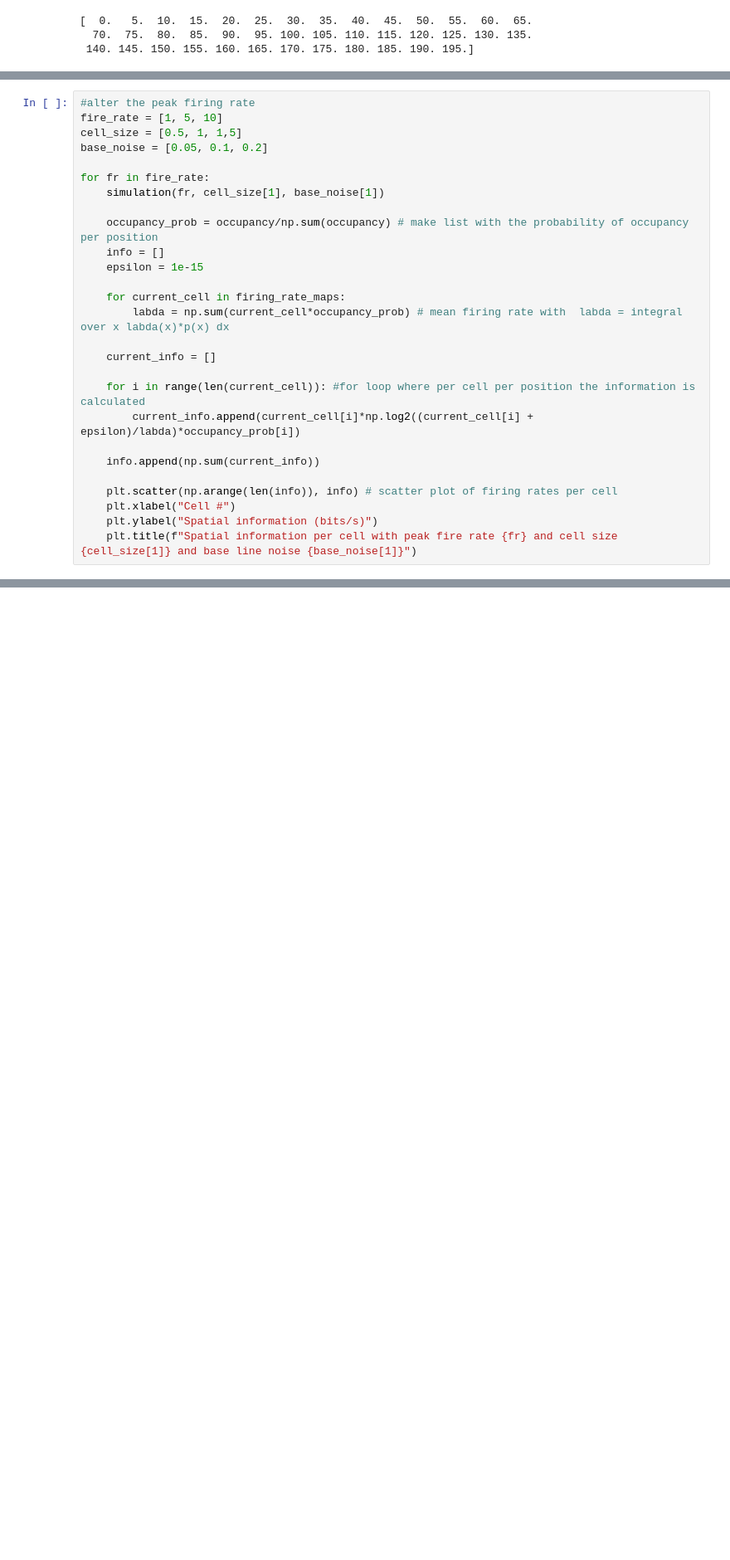
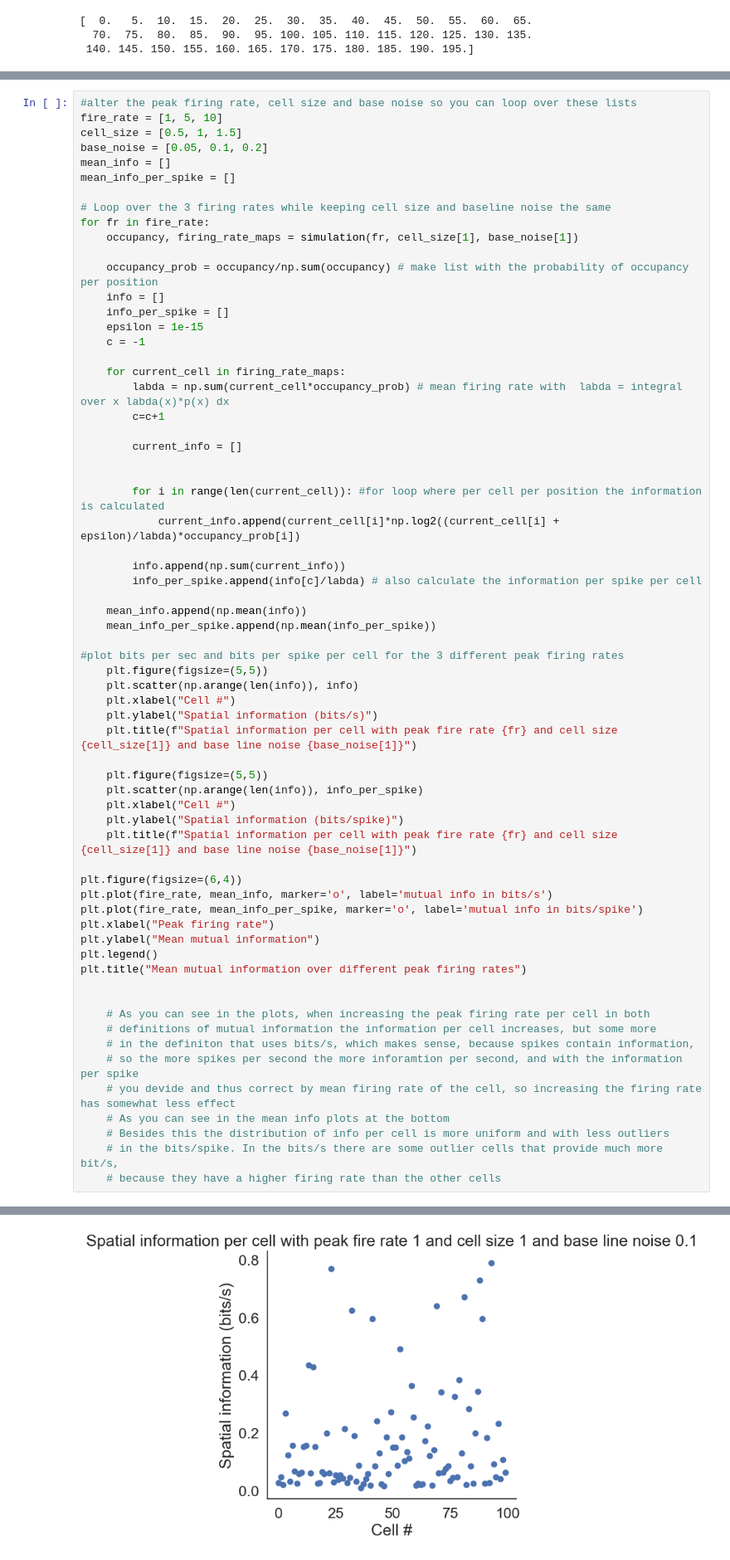
Before and after one commit to lbroekema/neuro-analysis, a Jupyter notebook: exercises_tuningcurves.ipynb, the cells around one changed output, grey strips where cells are left out. Shown at 83% size. Cells and saved outputs as stored; diff of their text form; blank space fills up the shorter version.

```diff
--- a/exercises_tuningcurves.ipynb
+++ b/exercises_tuningcurves.ipynb
@@ -538,28 +543,66 @@ def simulation(peak_fire_rate, cell_size, base_noise):
 # %%
-#alter the peak firing rate
+#alter the peak firing rate, cell size and base noise so you can loop over these lists
 fire_rate = [1, 5, 10]
-cell_size = [0.5, 1, 1,5]
+cell_size = [0.5, 1, 1.5]
 base_noise = [0.05, 0.1, 0.2]
+mean_info = []
+mean_info_per_spike = []
 
+# Loop over the 3 firing rates while keeping cell size and baseline noise the same
 for fr in fire_rate:
-    simulation(fr, cell_size[1], base_noise[1])
+    occupancy, firing_rate_maps = simulation(fr, cell_size[1], base_noise[1])
 
     occupancy_prob = occupancy/np.sum(occupancy) # make list with the probability of occupancy per position
     info = []
+    info_per_spike = []
     epsilon = 1e-15
+    c = -1
 
     for current_cell in firing_rate_maps:
         labda = np.sum(current_cell*occupancy_prob) # mean firing rate with  labda = integral over x labda(x)*p(x) dx
+        c=c+1
 
-    current_info = []
+        current_info = []
 
-    for i in range(len(current_cell)): #for loop where per cell per position the information is calculated
-        current_info.append(current_cell[i]*np.log2((current_cell[i] + epsilon)/labda)*occupancy_prob[i])
 
-    info.append(np.sum(current_info))
+        for i in range(len(current_cell)): #for loop where per cell per position the information is calculated
+            current_info.append(current_cell[i]*np.log2((current_cell[i] + epsilon)/labda)*occupancy_prob[i])
 
-    plt.scatter(np.arange(len(info)), info) # scatter plot of firing rates per cell
+        info.append(np.sum(current_info))
+        info_per_spike.append(info[c]/labda) # also calculate the information per spike per cell
+
+    mean_info.append(np.mean(info))
+    mean_info_per_spike.append(np.mean(info_per_spike))
+
+#plot bits per sec and bits per spike per cell for the 3 different peak firing rates
+    plt.figure(figsize=(5,5))
+    plt.scatter(np.arange(len(info)), info)
     plt.xlabel("Cell #")
     plt.ylabel("Spatial information (bits/s)")
     plt.title(f"Spatial information per cell with peak fire rate {fr} and cell size {cell_size[1]} and base line noise {base_noise[1]}")
+
+    plt.figure(figsize=(5,5))
+    plt.scatter(np.arange(len(info)), info_per_spike)
+    plt.xlabel("Cell #")
+    plt.ylabel("Spatial information (bits/spike)")
+    plt.title(f"Spatial information per cell with peak fire rate {fr} and cell size {cell_size[1]} and base line noise {base_noise[1]}")
+
+plt.figure(figsize=(6,4))
+plt.plot(fire_rate, mean_info, marker='o', label='mutual info in bits/s')
+plt.plot(fire_rate, mean_info_per_spike, marker='o', label='mutual info in bits/spike')
+plt.xlabel("Peak firing rate")
+plt.ylabel("Mean mutual information")
+plt.legend()
+plt.title("Mean mutual information over different peak firing rates")
+
+
+    # As you can see in the plots, when increasing the peak firing rate per cell in both
+    # definitions of mutual information the information per cell increases, but some more
+    # in the definiton that uses bits/s, which makes sense, because spikes contain information,
+    # so the more spikes per second the more inforamtion per second, and with the information per spike
+    # you devide and thus correct by mean firing rate of the cell, so increasing the firing rate has somewhat less effect
+    # As you can see in the mean info plots at the bottom
+    # Besides this the distribution of info per cell is more uniform and with less outliers
+    # in the bits/spike. In the bits/s there are some outlier cells that provide much more bit/s,
+    # because they have a higher firing rate than the other cells
 # %% [output]
@@ -566,0 +610 @@ NameError: name 'np' is not defined
+[figure, added]
```
Also changed, not shown: parts of 7 cells of this notebook.
